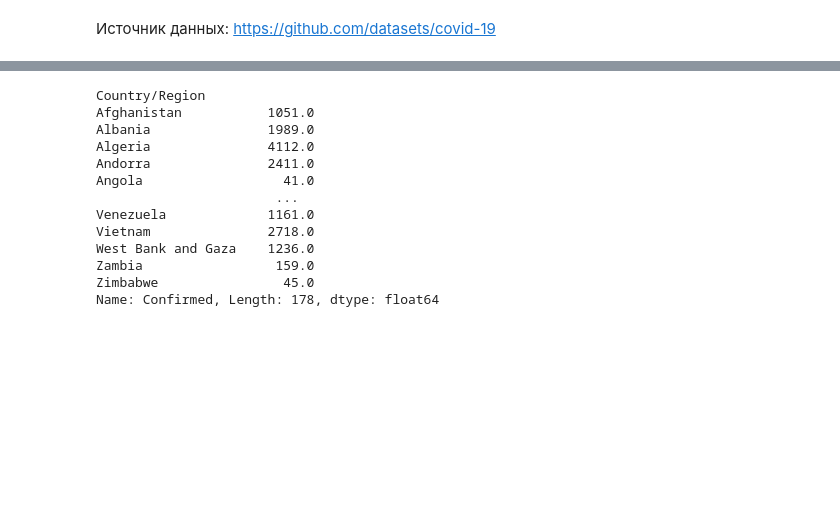
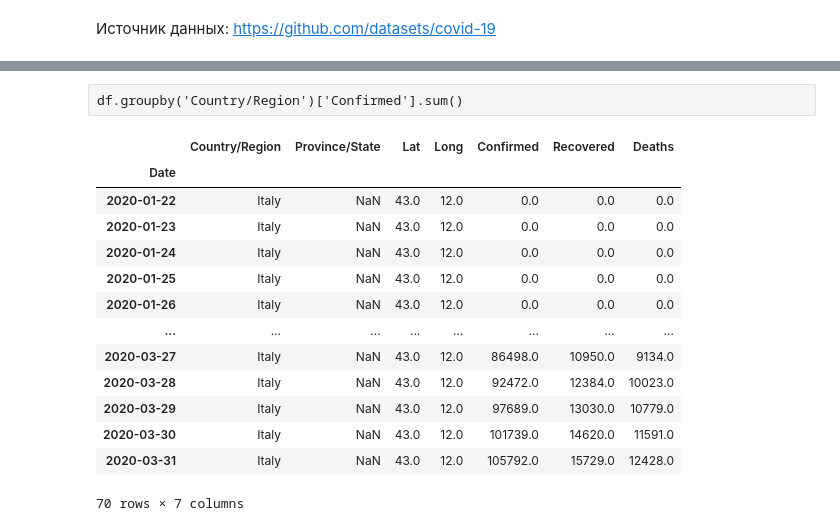
Before and after one commit to dm-fedorov/pandas_basic, a Jupyter notebook: COVID-19.ipynb, the cells around one changed output, grey strips where cells are left out. Drawn from its saved outputs; the diff is of its cells as text; code cells hidden in the pictures; blank space fills up the shorter version.

```diff
--- a/COVID-19.ipynb
+++ b/COVID-19.ipynb
@@ -88,16 +88,20 @@ rus.plot()
-# %%
-df.groupby('Country/Region')['Confirmed'].sum()
-# %% [output]
-Country/Region
-Afghanistan           1051.0
-Albania               1989.0
-Algeria               4112.0
-Andorra               2411.0
-Angola                  41.0
-                       ...
-Venezuela             1161.0
-Vietnam               2718.0
-West Bank and Gaza    1236.0
-Zambia                 159.0
-Zimbabwe                45.0
-Name: Confirmed, Length: 178, dtype: float64
+# %% [raw]
+df.groupby('Country/Region')['Confirmed'].sum()
+# %%
+it = df[df['Country/Region']=='Italy']
+it
+# %% [output]
+|  | Country/Region | Province/State | Lat | Long | Confirmed | Recovered | Deaths |
+| Date |  |  |  |  |  |  |  |
+| 2020-01-22 | Italy | NaN | 43.0 | 12.0 | 0.0 | 0.0 | 0.0 |
+| 2020-01-23 | Italy | NaN | 43.0 | 12.0 | 0.0 | 0.0 | 0.0 |
+| 2020-01-24 | Italy | NaN | 43.0 | 12.0 | 0.0 | 0.0 | 0.0 |
+| 2020-01-25 | Italy | NaN | 43.0 | 12.0 | 0.0 | 0.0 | 0.0 |
+| 2020-01-26 | Italy | NaN | 43.0 | 12.0 | 0.0 | 0.0 | 0.0 |
+| ... | ... | ... | ... | ... | ... | ... | ... |
+| 2020-03-27 | Italy | NaN | 43.0 | 12.0 | 86498.0 | 10950.0 | 9134.0 |
+| 2020-03-28 | Italy | NaN | 43.0 | 12.0 | 92472.0 | 12384.0 | 10023.0 |
+| 2020-03-29 | Italy | NaN | 43.0 | 12.0 | 97689.0 | 13030.0 | 10779.0 |
+| 2020-03-30 | Italy | NaN | 43.0 | 12.0 | 101739.0 | 14620.0 | 11591.0 |
+| 2020-03-31 | Italy | NaN | 43.0 | 12.0 | 105792.0 | 15729.0 | 12428.0 |
+70 rows × 7 columns
```
Also changed, not shown: parts of 7 cells of this notebook.
